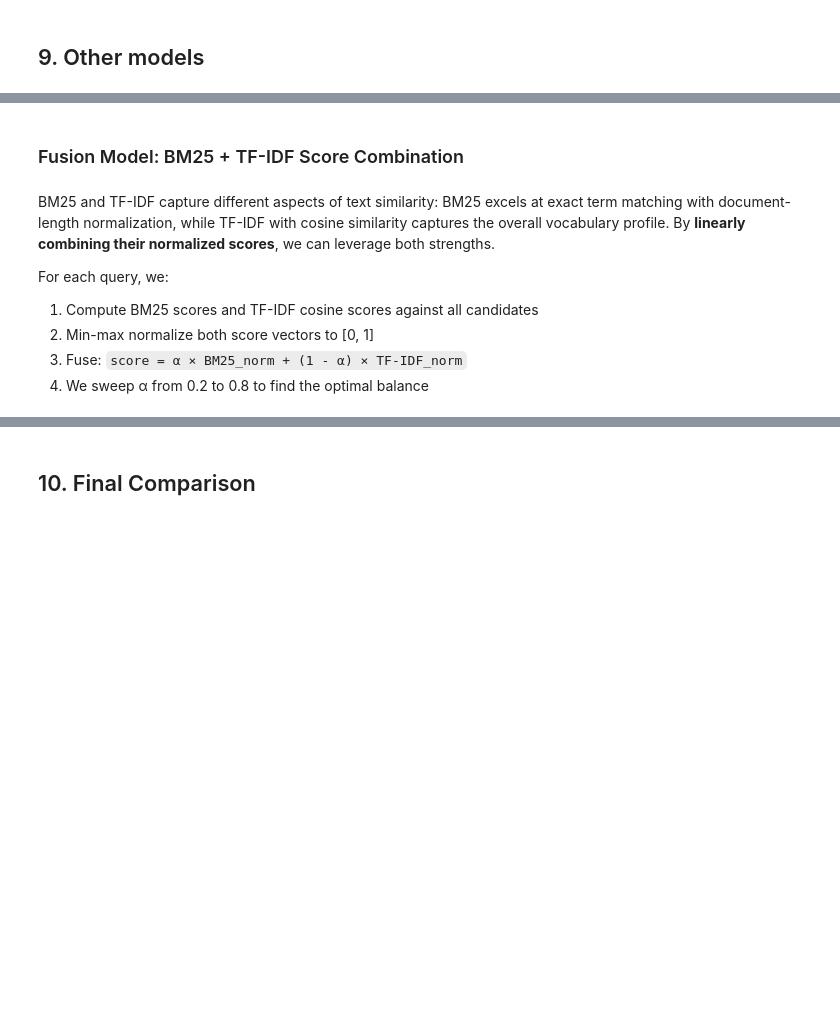
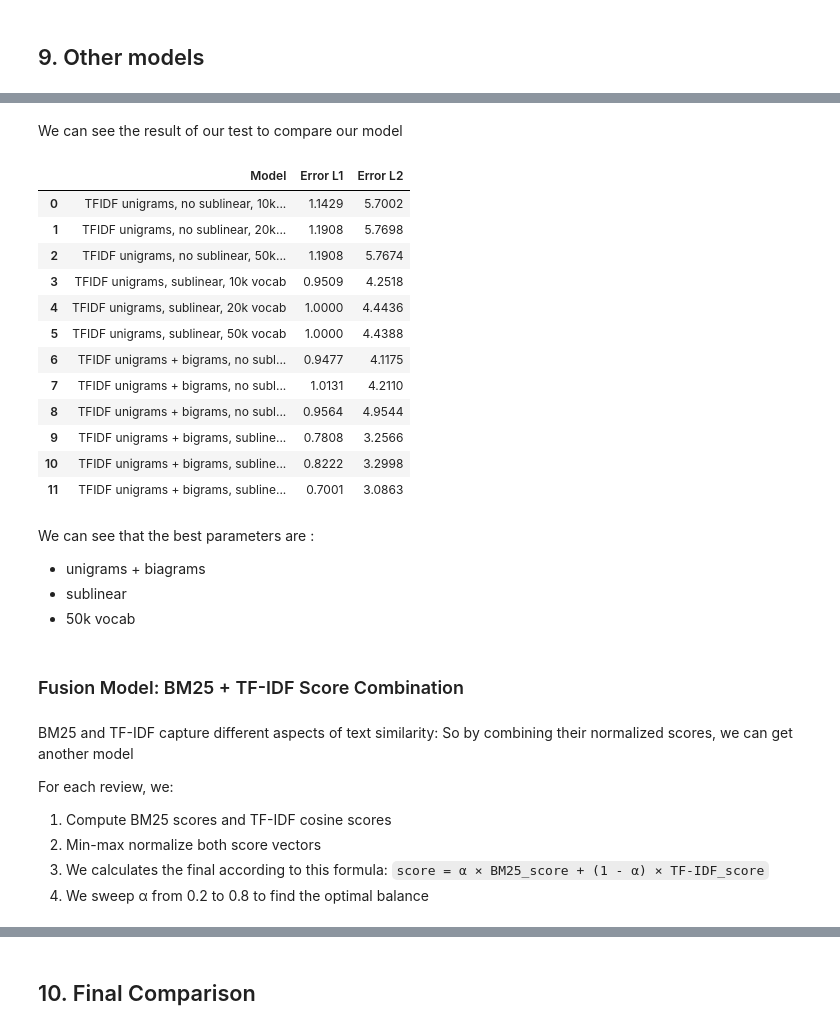
Before and after one commit to Loro67/tripadvisor-nlp-recommender, a Jupyter notebook: project_notebook.ipynb, the cells around one changed output, grey strips where cells are left out. Drawn from its saved outputs; the diff is of its cells as text; code cells hidden in the pictures; blank space fills up the shorter version.

```diff
--- a/project_notebook.ipynb
+++ b/project_notebook.ipynb
@@ -533,40 +637,51 @@ unigrams vs. bigrams, with/without sublinear TF, and vocab sizes of 10k/20k/50k
 
 This lets us justify the configuration we chose for the final TF-IDF model.
 # %%
+# Variable containing our test configuration
 CONFIGS = [
-    {"name": "TF-IDF unigrams, no sublinear, 10k vocab",        "ngram_range": (1,1), "sublinear_tf": False, "max_features": 10_000},
-    {"name": "TF-IDF unigrams, no sublinear, 20k vocab",        "ngram_range": (1,1), "sublinear_tf": False, "max_features": 20_000},
-    {"name": "TF-IDF unigrams, no sublinear, 50k vocab",        "ngram_range": (1,1), "sublinear_tf": False, "max_features": 50_000},
-    {"name": "TF-IDF unigrams, sublinear, 10k vocab",           "ngram_range": (1,1), "sublinear_tf": True, "max_features": 10_000},
-    {"name": "TF-IDF unigrams, sublinear, 20k vocab",           "ngram_range": (1,1), "sublinear_tf": True, "max_features": 20_000},
-    {"name": "TF-IDF unigrams, sublinear, 50k vocab",           "ngram_range": (1,1), "sublinear_tf": True, "max_features": 50_000},
-    {"name": "TF-IDF unigrams + bigrams, no sublinear, 10k vocab","ngram_range": (1,2), "sublinear_tf": False, "max_features": 10_000},
-    {"name": "TF-IDF unigrams + bigrams, no sublinear, 20k vocab","ngram_range": (1,2), "sublinear_tf": False, "max_features": 20_000},
-    {"name": "TF-IDF unigrams + bigrams, no sublinear, 50k vocab","ngram_range": (1,2), "sublinear_tf": False, "max_features": 50_000},
-    {"name": "TF-IDF unigrams + bigrams, sublinear, 10k vocab",   "ngram_range": (1,2), "sublinear_tf": True,  "max_features": 10_000},
-    {"name": "TF-IDF unigrams + bigrams, sublinear, 10k vocab",   "ngram_range": (1,2), "sublinear_tf": True,  "max_features": 50_000},
-    {"name": "TF-IDF unigrams + bigrams, sublinear, 50k vocab",   "ngram_range": (1,2), "sublinear_tf": True,  "max_features": 50_000},
+    {"name": "TFIDF unigrams, no sublinear, 10k vocab",        "ngram_range": (1,1), "sublinear_tf": False, "max_features": 10_000},
+    {"name": "TFIDF unigrams, no sublinear, 20k vocab",        "ngram_range": (1,1), "sublinear_tf": False, "max_features": 20_000},
+    {"name": "TFIDF unigrams, no sublinear, 50k vocab",        "ngram_range": (1,1), "sublinear_tf": False, "max_features": 50_000},
+    {"name": "TFIDF unigrams, sublinear, 10k vocab",           "ngram_range": (1,1), "sublinear_tf": True, "max_features": 10_000},
+    {"name": "TFIDF unigrams, sublinear, 20k vocab",           "ngram_range": (1,1), "sublinear_tf": True, "max_features": 20_000},
+    {"name": "TFIDF unigrams, sublinear, 50k vocab",           "ngram_range": (1,1), "sublinear_tf": True, "max_features": 50_000},
+    {"name": "TFIDF unigrams + bigrams, no sublinear, 10k vocab","ngram_range": (1,2), "sublinear_tf": False, "max_features": 10_000},
+    {"name": "TFIDF unigrams + bigrams, no sublinear, 20k vocab","ngram_range": (1,2), "sublinear_tf": False, "max_features": 20_000},
+    {"name": "TFIDF unigrams + bigrams, no sublinear, 50k vocab","ngram_range": (1,2), "sublinear_tf": False, "max_features": 50_000},
+    {"name": "TFIDF unigrams + bigrams, sublinear, 10k vocab",   "ngram_range": (1,2), "sublinear_tf": True,  "max_features": 10_000},
+    {"name": "TFIDF unigrams + bigrams, sublinear, 20k vocab",   "ngram_range": (1,2), "sublinear_tf": True,  "max_features": 20_000},
+    {"name": "TFIDF unigrams + bigrams, sublinear, 50k vocab",   "ngram_range": (1,2), "sublinear_tf": True,  "max_features": 50_000},
 ]
 
-results = []
+results = [] # list of the results of our test
 
-for config in CONFIGS:
+for config in CONFIGS:      # We run this for every test in the CONFIGS variable
     print(f"\nRunning: {config['name']}")
+    # We run a TD-IDF vectorizer with  the test configuration
     vec = TfidfVectorizer(
         ngram_range = config["ngram_range"],
         sublinear_tf = config["sublinear_tf"],
         max_features = config["max_features"],
     )
+    # WE fit, get the train and test matrix to finaly get the rankings
     vec.fit(train_data["reviews"])
     train_matrix = vec.transform(train_data["reviews"])
     test_matrix = vec.transform(test_data["reviews"])
     rankings = get_ranked_indices_batch(train_matrix, test_matrix, batch_size=200)
 
+    # We calculates the level 1 and level 2 evaluation score
     l1 = ranking_error_L1(train_data, test_data, rankings)
     l2 = ranking_error_L2(train_data, test_data, rankings)
     results.append({"Model": config["name"], "Error L1": round(l1, 4), "Error L2": round(l2, 4)})
 
+    # We free some memory ( mostly the 2 matrix )
+    del vec
+    del test_matrix
+    del train_matrix
+    del rankings
+    del l1
+    del l2
+    gc.collect()
+
 result_dataset = pd.DataFrame(results)
-print("\nResults :")
-print(result_dataset.to_string(index=False))
 # %% [output]
@@ -575,10 +722,34 @@ NameError: name 'TfidfVectorizer' is not defined
+# %% [markdown]
+We can see the result of our test to compare our model
+# %%
+result_dataset
+# %% [output]
+|  | Model | Error L1 | Error L2 |
+| 0 | TFIDF unigrams, no sublinear, 10k... | 1.1429 | 5.7002 |
+| 1 | TFIDF unigrams, no sublinear, 20k... | 1.1908 | 5.7698 |
+| 2 | TFIDF unigrams, no sublinear, 50k... | 1.1908 | 5.7674 |
+| 3 | TFIDF unigrams, sublinear, 10k vocab | 0.9509 | 4.2518 |
+| 4 | TFIDF unigrams, sublinear, 20k vocab | 1.0000 | 4.4436 |
+| 5 | TFIDF unigrams, sublinear, 50k vocab | 1.0000 | 4.4388 |
+| 6 | TFIDF unigrams + bigrams, no subl... | 0.9477 | 4.1175 |
+| 7 | TFIDF unigrams + bigrams, no subl... | 1.0131 | 4.2110 |
+| 8 | TFIDF unigrams + bigrams, no subl... | 0.9564 | 4.9544 |
+| 9 | TFIDF unigrams + bigrams, subline... | 0.7808 | 3.2566 |
+| 10 | TFIDF unigrams + bigrams, subline... | 0.8222 | 3.2998 |
+| 11 | TFIDF unigrams + bigrams, subline... | 0.7001 | 3.0863 |
+# %% [markdown]
+We can see that the best parameters are :
+- unigrams + biagrams
+- sublinear
+- 50k vocab
 # %% [markdown]
 ### Fusion Model: BM25 + TF-IDF Score Combination
 # %% [markdown]
-BM25 and TF-IDF capture different aspects of text similarity: BM25 excels at exact term matching with document-length normalization, while TF-IDF with cosine similarity captures the overall vocabulary profile. By **linearly combining their normalized scores**, we can leverage both strengths.
+BM25 and TF-IDF capture different aspects of text similarity:
+So by combining their normalized scores, we can get another model
 
-For each query, we:
-1. Compute BM25 scores and TF-IDF cosine scores against all candidates
-2. Min-max normalize both score vectors to [0, 1]
-3. Fuse: `score = α × BM25_norm + (1 - α) × TF-IDF_norm`
+For each review, we:
+1. Compute BM25 scores and TF-IDF cosine scores
+2. Min-max normalize both score vectors
+3. We calculates the final according to this formula: `score = α × BM25_score + (1 - α) × TF-IDF_score`
 4. We sweep α from 0.2 to 0.8 to find the optimal balance
```
Also changed, not shown: parts of 51 cells of this notebook.
